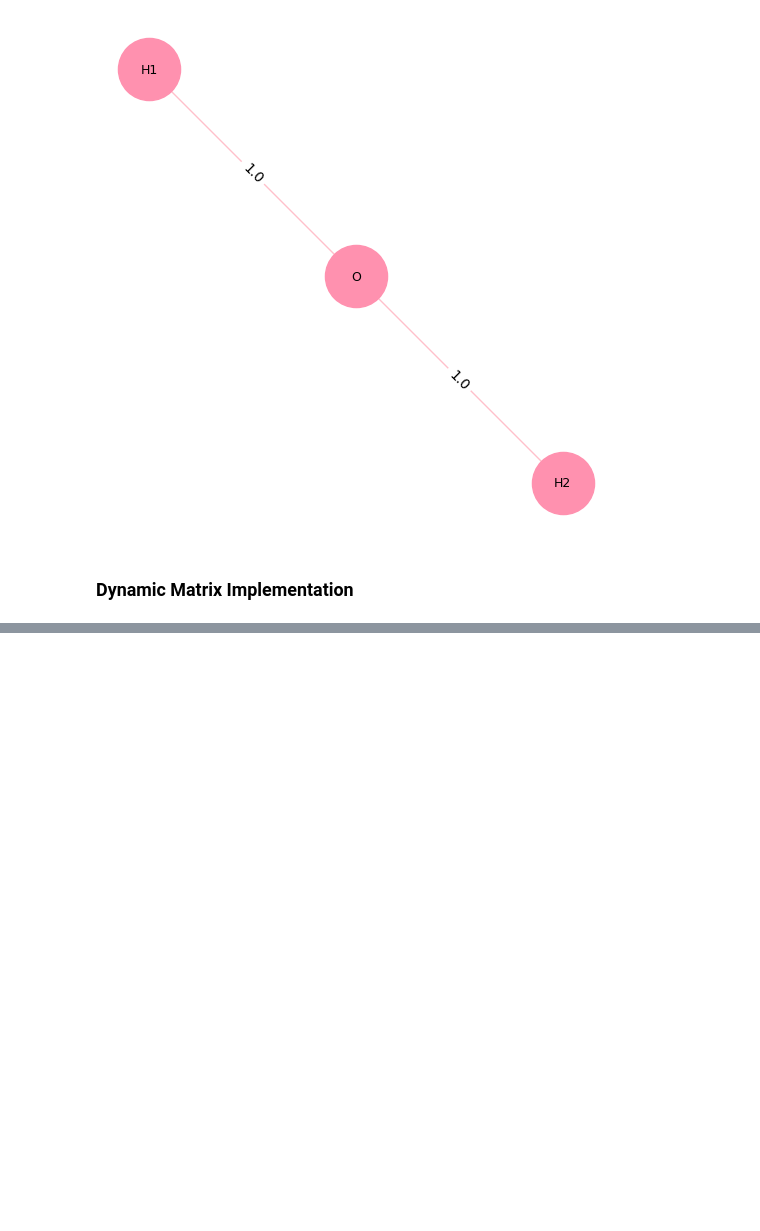
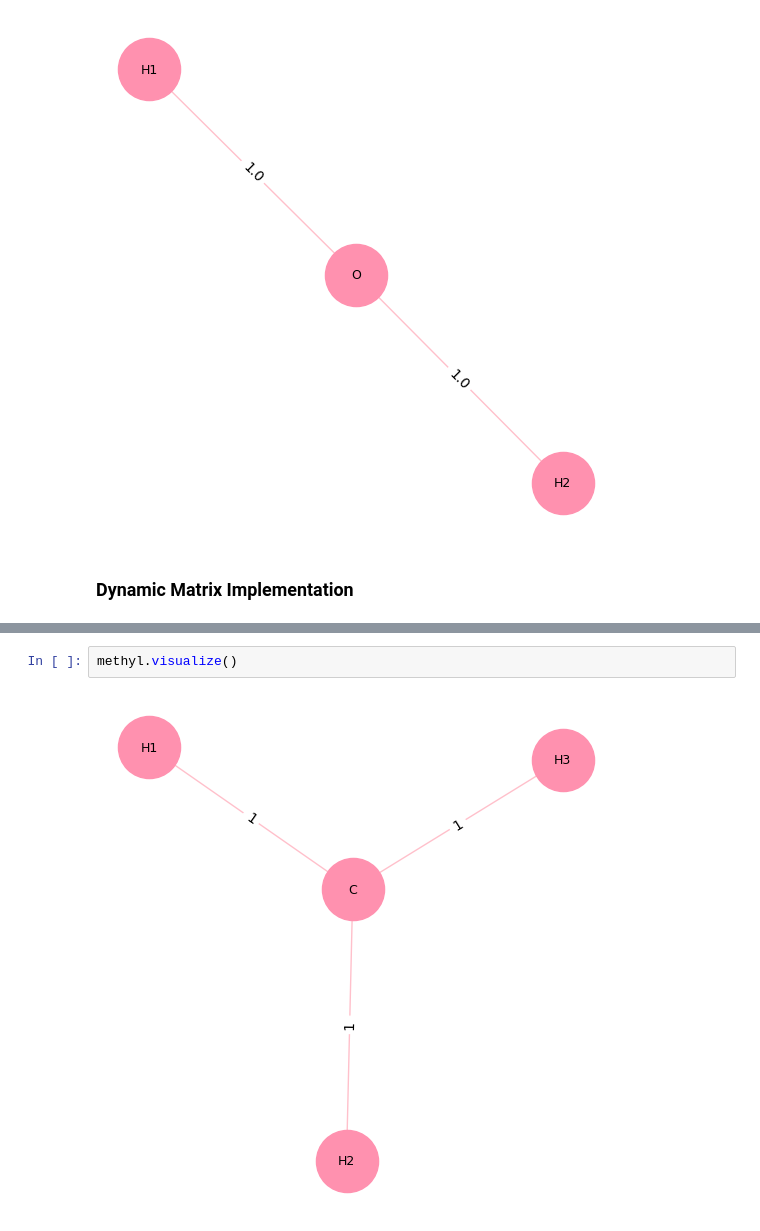
Before and after one commit to dariansal/graphs-deep-learning-explainability, a Jupyter notebook: notebooks/molecular-graphs.ipynb, the cells around one changed output, grey strips where cells are left out. Drawn from its saved outputs; the diff is of its cells as text; blank space fills up the shorter version.

```diff
--- a/notebooks/molecular-graphs.ipynb
+++ b/notebooks/molecular-graphs.ipynb
@@ -396,0 +497,4 @@ class GraphMD: # Graph Matrix Dynamic
+# %%
+methyl.visualize()
+# %% [output]
+[figure, added]
```
Also changed, not shown: parts of 24 cells of this notebook, 9 other files.
